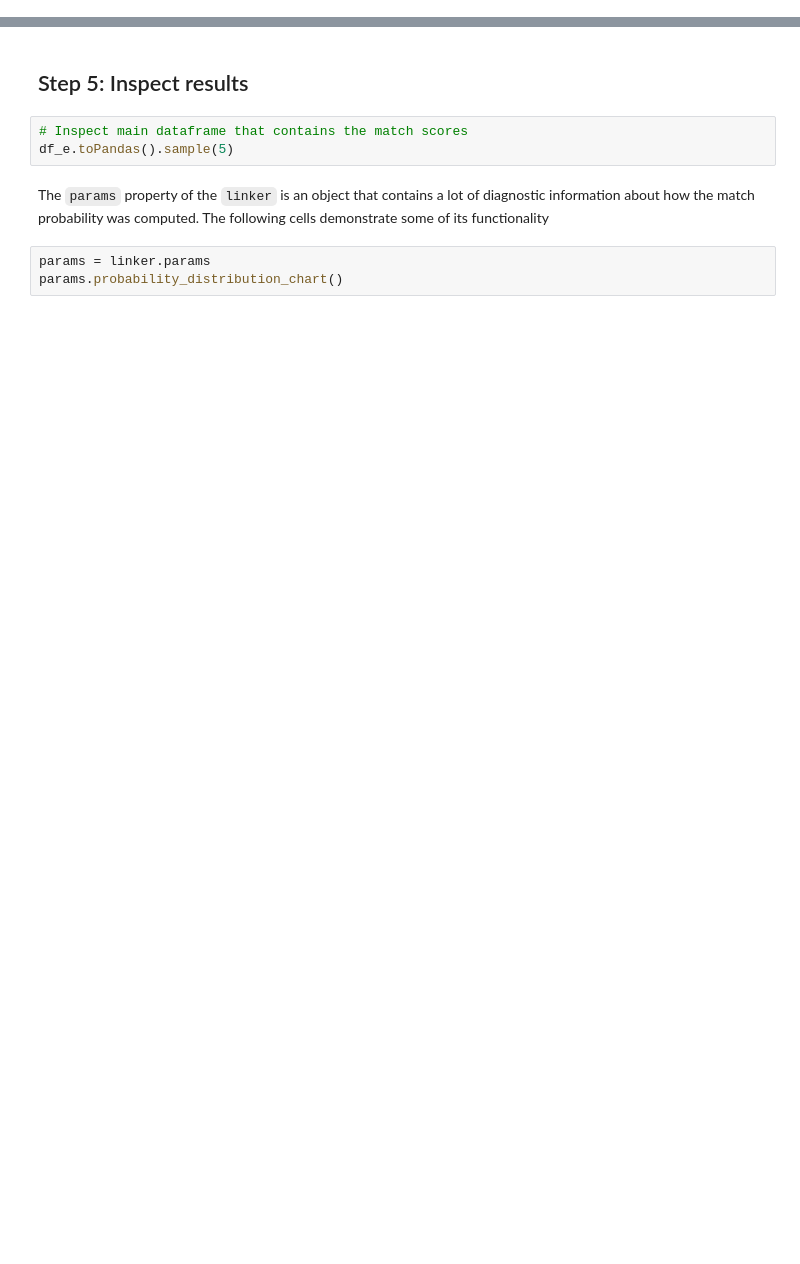
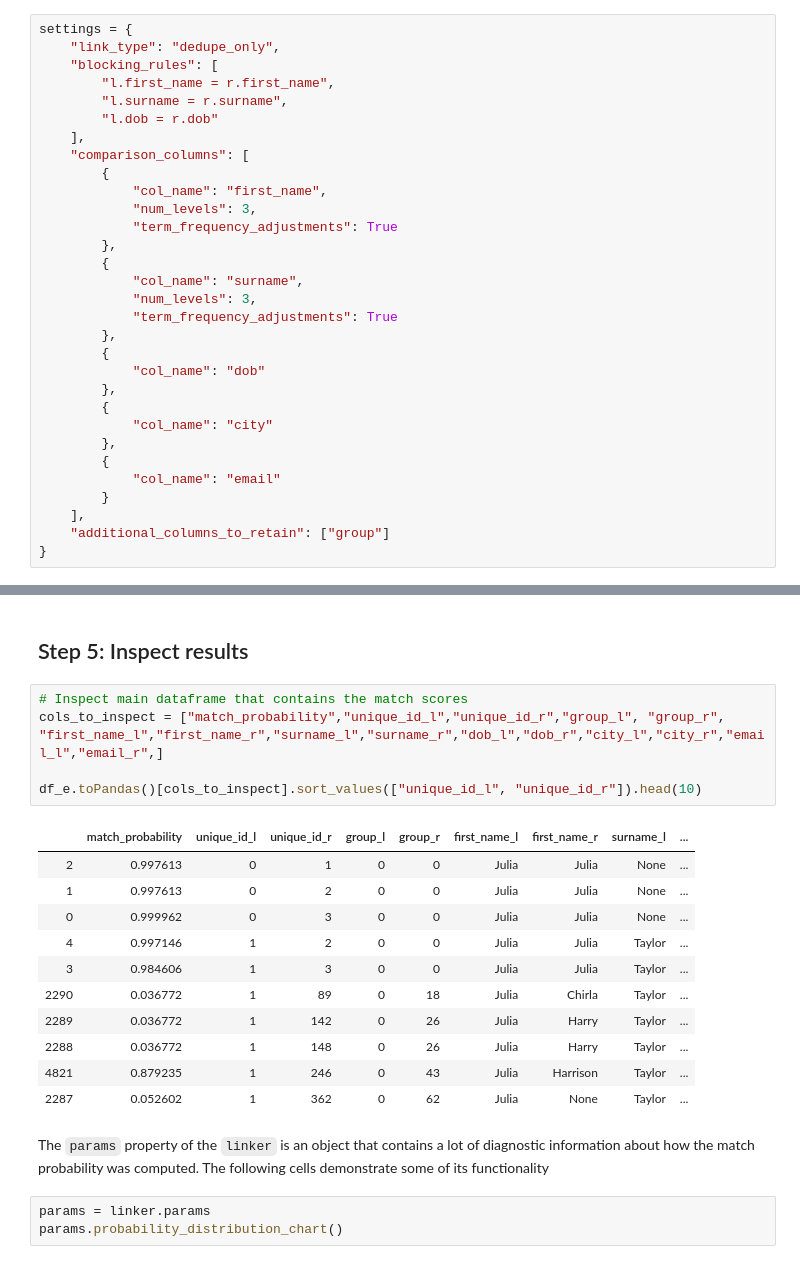
Before and after one commit to moj-analytical-services/splink_demos, a Jupyter notebook: quickstart_demo_deduplication.ipynb, the cells around one changed output, grey strips where cells are left out. Saved outputs shown, nothing was run; the diff lists cells and outputs as text; blank space fills up the shorter version.

```diff
--- a/quickstart_demo_deduplication.ipynb
+++ b/quickstart_demo_deduplication.ipynb
@@ -115,0 +76,31 @@ only showing top 5 rows
+# %%
+settings = {
+    "link_type": "dedupe_only",
+    "blocking_rules": [
+        "l.first_name = r.first_name",
+        "l.surname = r.surname",
+        "l.dob = r.dob"
+    ],
+    "comparison_columns": [
+        {
+            "col_name": "first_name",
+            "num_levels": 3,
+            "term_frequency_adjustments": True
+        },
+        {
+            "col_name": "surname",
+            "num_levels": 3,
+            "term_frequency_adjustments": True
+        },
+        {
+            "col_name": "dob"
+        },
+        {
+            "col_name": "city"
+        },
+        {
+            "col_name": "email"
+        }
+    ],
+    "additional_columns_to_retain": ["group"]
+}
@@ -126,7 +138,21 @@ df_e.persist()  # Later, we will make term frequency adjustments.  Persist cache
 ## Step 5: Inspect results
 # %%
 # Inspect main dataframe that contains the match scores
-df_e.toPandas().sample(5)
+cols_to_inspect = ["match_probability","unique_id_l","unique_id_r","group_l", "group_r", "first_name_l","first_name_r","surname_l","surname_r","dob_l","dob_r","city_l","city_r","email_l","email_r",]
+
+df_e.toPandas()[cols_to_inspect].sort_values(["unique_id_l", "unique_id_r"]).head(10)
+# %% [output]
+|  | match_probability | unique_id_l | unique_id_r | group_l | group_r | first_name_l | first_name_r | surname_l | ... |
+| 2 | 0.997613 | 0 | 1 | 0 | 0 | Julia | Julia | None | ... |
+| 1 | 0.997613 | 0 | 2 | 0 | 0 | Julia | Julia | None | ... |
+| 0 | 0.999962 | 0 | 3 | 0 | 0 | Julia | Julia | None | ... |
+| 4 | 0.997146 | 1 | 2 | 0 | 0 | Julia | Julia | Taylor | ... |
+| 3 | 0.984606 | 1 | 3 | 0 | 0 | Julia | Julia | Taylor | ... |
+| 2290 | 0.036772 | 1 | 89 | 0 | 18 | Julia | Chirla | Taylor | ... |
+| 2289 | 0.036772 | 1 | 142 | 0 | 26 | Julia | Harry | Taylor | ... |
+| 2288 | 0.036772 | 1 | 148 | 0 | 26 | Julia | Harry | Taylor | ... |
+| 4821 | 0.879235 | 1 | 246 | 0 | 43 | Julia | Harrison | Taylor | ... |
+| 2287 | 0.052602 | 1 | 362 | 0 | 62 | Julia | None | Taylor | ... |
 # %% [markdown]
 The `params` property of the `linker` is an object that contains a lot of diagnostic information about how the match probability was computed.  The following cells demonstrate some of its functionality
 # %%
```
Also changed, not shown: parts of 10 cells of this notebook.
